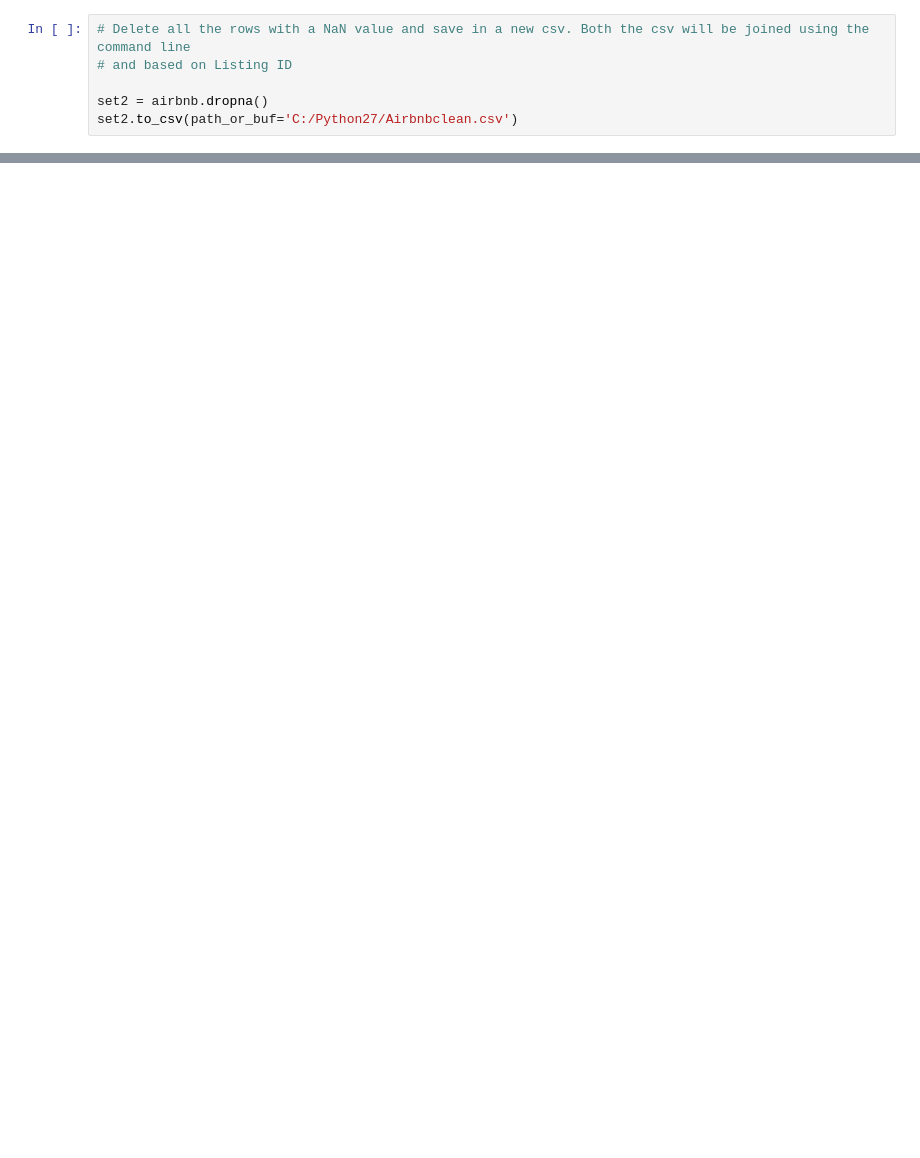
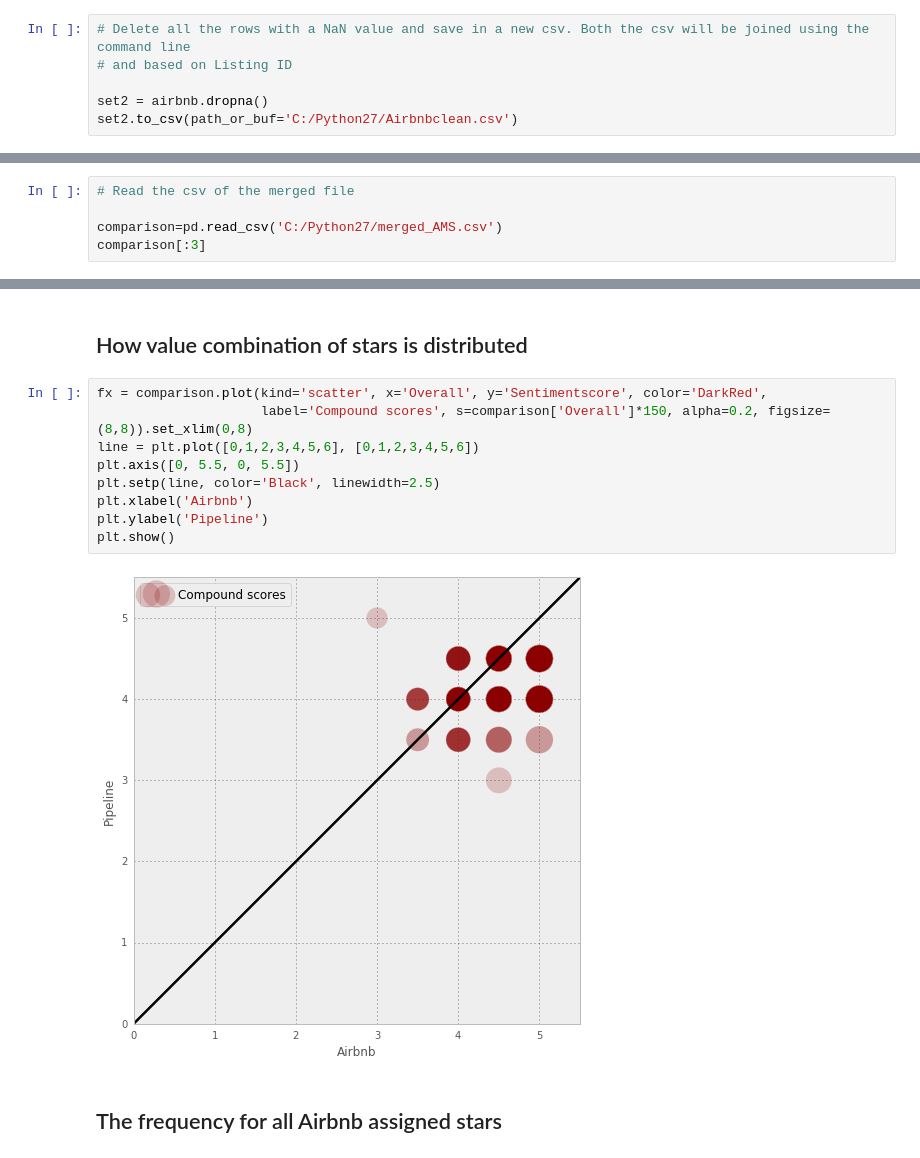
Before and after one commit to AntigoniKourou/Thesis, a Jupyter notebook: Comparison of overall ratings Airbnb vs Pipeline.ipynb, the cells around one changed output, grey strips where cells are left out. Cells and saved outputs as stored; diff of their text form; blank space fills up the shorter version.

```diff
--- a/Comparison of overall ratings Airbnb vs Pipeline.ipynb
+++ b/Comparison of overall ratings Airbnb vs Pipeline.ipynb
@@ -117,0 +39,5 @@ Diff 0.5        Diff 1         Diff +1
+# %%
+# Read the csv of the merged file
+
+comparison=pd.read_csv('C:/Python27/merged_AMS.csv')
+comparison[:3]
@@ -117,0 +140,15 @@ Diff 0.5        Diff 1         Diff +1
+# %% [markdown]
+## How value combination of stars is distributed
+# %%
+fx = comparison.plot(kind='scatter', x='Overall', y='Sentimentscore', color='DarkRed',
+                     label='Compound scores', s=comparison['Overall']*150, alpha=0.2, figsize=(8,8)).set_xlim(0,8)
+line = plt.plot([0,1,2,3,4,5,6], [0,1,2,3,4,5,6])
+plt.axis([0, 5.5, 0, 5.5])
+plt.setp(line, color='Black', linewidth=2.5)
+plt.xlabel('Airbnb')
+plt.ylabel('Pipeline')
+plt.show()
+# %% [output]
+[figure, added]
+# %% [markdown]
+## The frequency for all Airbnb assigned stars
```
Also changed, not shown: parts of 47 cells of this notebook.
